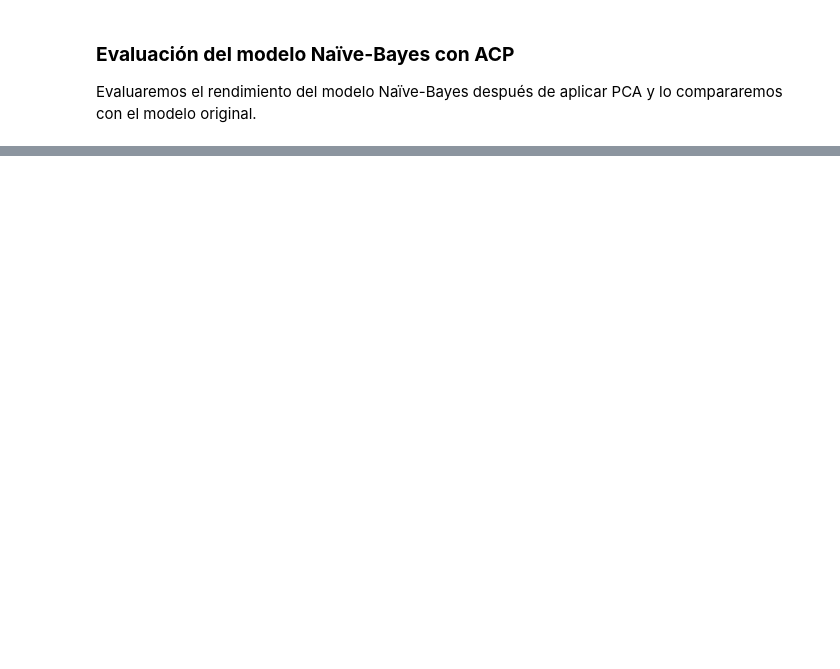
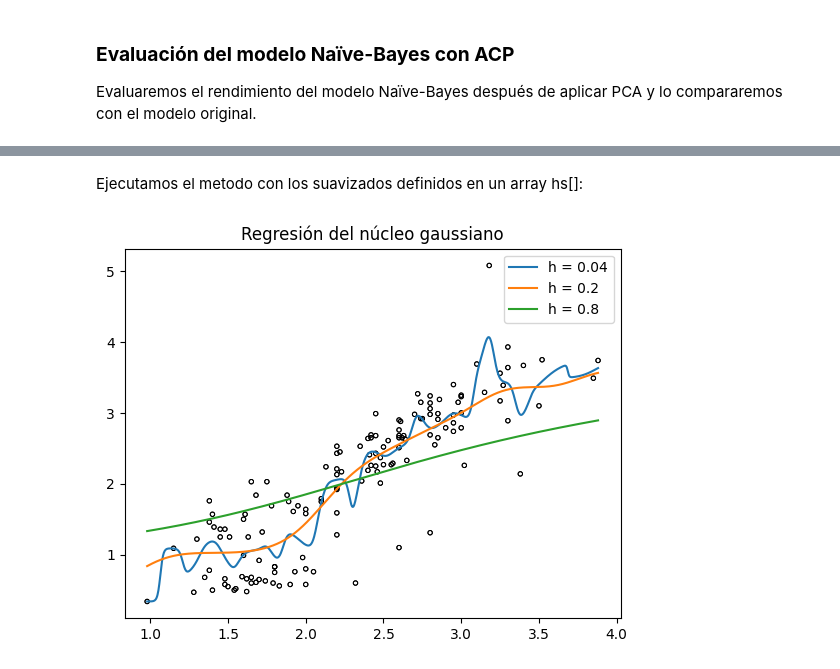
Before and after one commit to javierraneros-cell/Mineria_de_Datos-Actividad_Practica_UD3, a Jupyter notebook: Actividad_Práctica_UD3_Minería_de_Datos_e_IA_Corporativa.ipynb, the cells around one changed output, grey strips where cells are left out. Cells and saved outputs as stored; diff of their text form; code cells hidden in the pictures; blank space fills up the shorter version.

```diff
--- a/Actividad_Práctica_UD3_Minería_de_Datos_e_IA_Corporativa.ipynb
+++ b/Actividad_Práctica_UD3_Minería_de_Datos_e_IA_Corporativa.ipynb
@@ -494,0 +524,39 @@ Porcentaje de aciertos TOTALES sin PCA: 0.889
+# %%
+# Creamos el metodo regresion_no_parametrica con el codigo que viene en la unidad3
+
+# y: variable dependiente
+# h: parámetro de suavizado
+# x_new: datos nuevos sobre los que se evalua el modelo
+
+gaus = lambda x: (2*np.pi)**(-0.5)*np.exp(-0.5*x**2)  # núcleo Gaussiano
+
+def regresion_no_parametrica(x, y, h, x_new):
+    prediccion = []
+    for t in x_new:
+        num = 0
+        den = 0
+        for xi, yi in zip(x, y):
+            den += gaus((xi - t) / h)
+            num += gaus((xi - t) / h) * yi
+        prediccion.append(num / den)
+    return np.array(prediccion)
+# %% [markdown]
+Ejecutamos el metodo con los suavizados definidos en un array hs[]:
+# %%
+# Llamaos al metodo con los suavizados solicitados:
+hs = [0.04, 0.2, 0.8]
+
+plt.scatter(array_x, array_y, edgecolor='black', color='none', s=10, linewidths=0.7)
+# Puntos donde evaluar la regresión
+t = np.linspace(array_x.min(), array_x.max(), 1000)
+
+for h in hs:
+    mt = regresion_no_parametrica(array_x, array_y, h, t)
+    plt.plot(t, mt, linewidth=1.5, label=f'h = {h}')
+
+plt.scatter(array_x, array_y, edgecolor='black', color='none', s=10, linewidths=0.7)
+plt.title('Regresión del núcleo gaussiano')
+plt.legend()
+plt.show()
+# %% [output]
+[figure, added]
```
Also changed, not shown: parts of 22 cells of this notebook.
